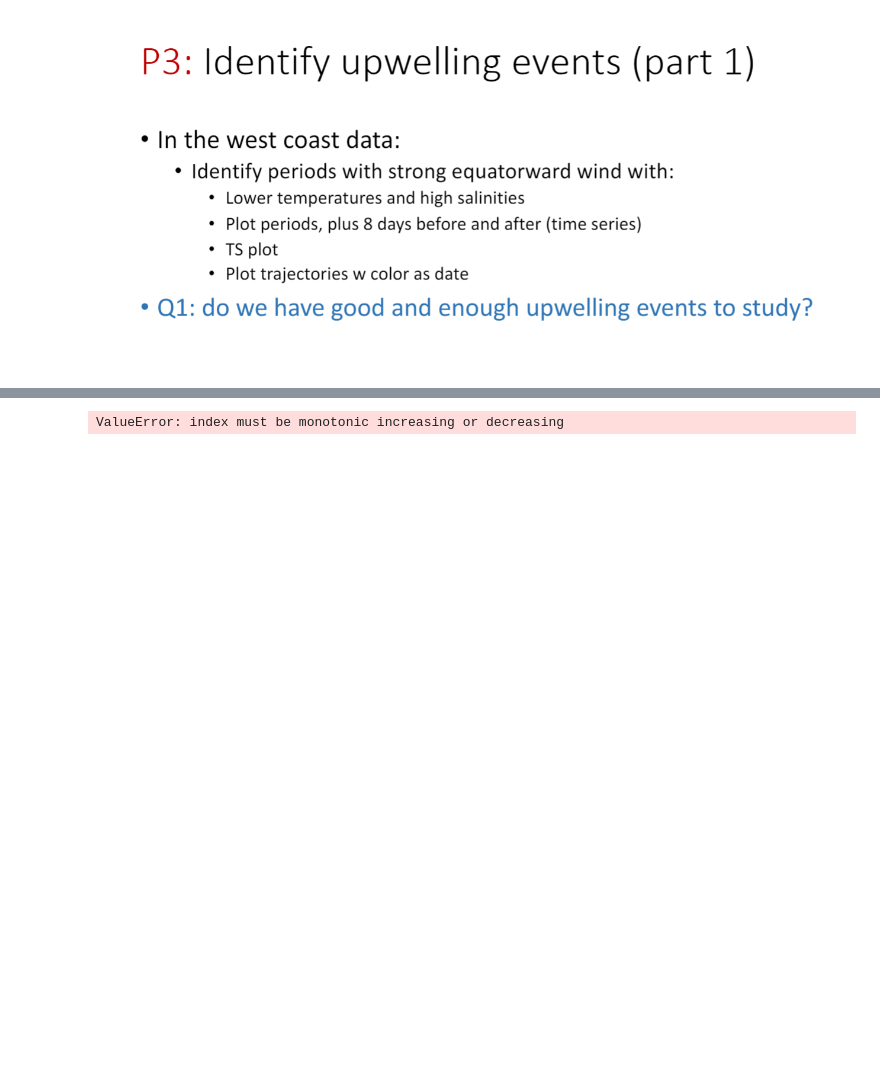
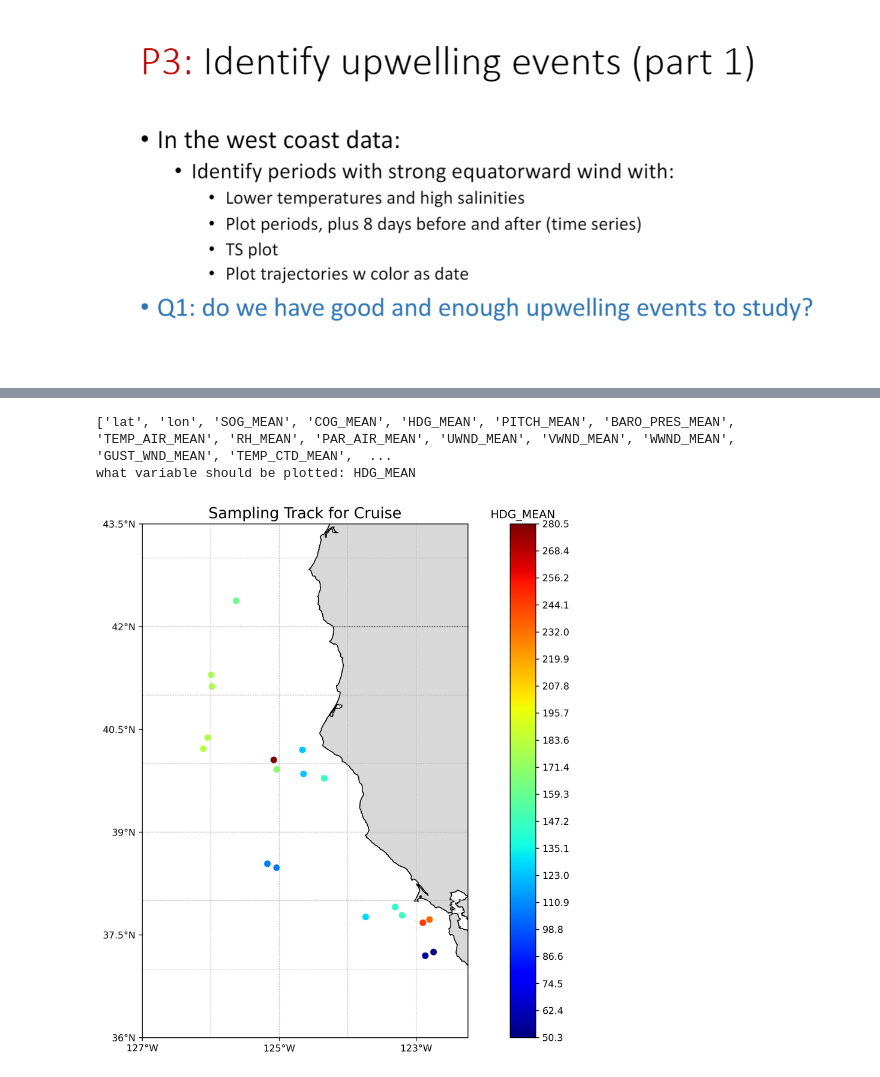
Before and after one commit to marisolgr/2022_SummerInternship_FarallonInstitute, a Jupyter notebook: paul/Identify upwelling events (part 1)/Notebook.ipynb, the cells around one changed output, grey strips where cells are left out. Saved outputs shown, nothing was run; the diff lists cells and outputs as text; code cells hidden in the pictures; blank space fills up the shorter version.

```diff
--- a/paul/Identify upwelling events (part 1)/Notebook.ipynb
+++ b/paul/Identify upwelling events (part 1)/Notebook.ipynb
@@ -22,6 +22,15 @@ from calendar import month_abbr
 from trajectory_plot import trajectory_plot
 
 day_in_nanoseconds = 86400000000000
+
+
+datetime_unit_var = "D" # datetime_unit argument for differentiate function
+
+VWND_MEAN_Threshold = -5
+
+Delta_TEMP_CTD_MEAN_Threshold = 1
+
+Delta_SAL_CTD_MEAN_Threshold = 0.5
 # %%
 
 def Compile_Datasets(ddir, fn_list):
@@ -33,6 +42,10 @@ def Compile_Datasets(ddir, fn_list):
 
     # open the first dataset
     sail = xr.open_dataset(ddir + fn_list[0])
+
+    # resample so that there is one datapoint per day.
+
+    # sail.resample(time="1D").interpolate("linear")
     # give the first dataset a relative ID so all datasets can be differentiated
     sail["relativeID"] = 0
     # make lists for certain variables that remain constant for each dataset. these are used later in the last two cells
@@ -43,13 +56,19 @@ def Compile_Datasets(ddir, fn_list):
     # add the duration back to the dataset
     sail["duration"] = durationList[0]
 
-    sail["SST_delta"] = sail["TEMP_CTD_MEAN"] - sail.sel(time = (sail["time"]-(2 * day_in_nanoseconds)),
-                                                         method="nearest", tolerance = (4 * 3600000000000))["TEMP_CTD_MEAN"]
+    # sail["SST_delta"] = sail["TEMP_CTD_MEAN"] - sail.sel(time = (sail["time"]-(2 * day_in_nanoseconds)),
+    #                                                      method="nearest", tolerance = (4 * 3600000000000))["TEMP_CTD_MEAN"]
+
+    sail["Delta_TEMP_CTD_MEAN"] = sail["TEMP_CTD_MEAN"].differentiate("time", edge_order=1, datetime_unit="D")
+    sail["Delta_SAL_CTD_MEAN"] = sail["SAL_CTD_MEAN"].differentiate("time", edge_order=1, datetime_unit="D")
 
     # repeat previous steps for other datasets that need to be combined.
 
     if len(fn_list) > 1:
         for i in range(1, len(fn_list)):
+
+            # THE TEMP VARIABLE IN THIS LOOP MEANS TEMPORARY, NOT TEMPERATURE
+
             temp = xr.open_dataset(ddir + fn_list[i])
             temp["relativeID"] = i
             yearList.append(temp["time"][0].dt.year)
@@ -57,7 +76,12 @@ def Compile_Datasets(ddir, fn_list):
             tempDuration = temp["time"][len(temp["time"]) - 1] - temp["time"][0]
             temp["duration"] = tempDuration
             durationList.append(tempDuration)
+
+            temp["Delta_TEMP_CTD_MEAN"] = temp["TEMP_CTD_MEAN"].differentiate("time", edge_order=1, datetime_unit="D")
+            temp["Delta_SAL_CTD_MEAN"] = temp["SAL_CTD_MEAN"].differentiate("time", edge_order=1, datetime_unit="D")
+
             sail = xr.concat([sail, temp], dim="time")
+
             temp.close()
 
     # reformat dates
@@ -73,9 +97,10 @@ def Compile_Datasets(ddir, fn_list):
 
 
 ddir1 = '~/Repositories/2022_SummerInternship_FarallonInstitute/saildrone_data/'  #data 2
-fn_list1 = ['saildrone_west_coast_survey_2018_sd1026_JPLv5.0_8dy_20210613norep_20210613_20211116.nc']
-            # 'saildrone_west_coast_survey_2019_sd1047_JPLv5.0_8dy_20210613norep_20210613_20211116.nc',
-            # 'saildrone_west_coast_survey_2019_sd1043_JPLv5.0_8dy_20210613norep_20210613_20211116.nc']
+fn_list1 = ['saildrone_west_coast_survey_2018_sd1026_JPLv5.0_8dy_20210613norep_20210613_20211116.nc',
+            'saildrone_west_coast_survey_2019_sd1047_JPLv5.0_8dy_20210613norep_20210613_20211116.nc',
+            'saildrone_west_coast_survey_2019_sd1043_JPLv5.0_8dy_20210613norep_20210613_20211116.nc']
 
 sail = Compile_Datasets(ddir1, fn_list1)
+sail
 # %% [output]
@@ -83,22 +124,18 @@ KeyError: "not all values found in index 'time'"
 # %%
-# sail_delayed = sail[sail["time"].replace(day = sail["time"].dt.day-2)]
 
-# sail = sail[2:len(sail)]
-
-
-sail["delta_temp"] = sail["TEMP_CTD_MEAN"] - sail_delayed["TEMP_CTD_MEAN"]
-
-
-upwelling_data = sail.where(sail.VWND_MEAN < -5)
+upwelling_data = sail.where((sail.VWND_MEAN < VWND_MEAN_Threshold) & (sail.Delta_TEMP_CTD_MEAN < Delta_TEMP_CTD_MEAN_Threshold) &
+                            (sail.Delta_SAL_CTD_MEAN > Delta_SAL_CTD_MEAN_Threshold))
 
 
 # reformat dates
 upwelling_data['date'] = mdates.date2num(upwelling_data['time'].dt.date)
 
 # ask what variable should be plotted
 print([i for i in upwelling_data.data_vars])
 var_to_plot=input('what variable should be plotted:')
 
 trajectory_plot(upwelling_data, var_to_plot)
 # %% [output]
-ValueError: index must be monotonic increasing or decreasing
+['lat', 'lon', 'SOG_MEAN', 'COG_MEAN', 'HDG_MEAN', 'PITCH_MEAN', 'BARO_PRES_MEAN', 'TEMP_AIR_MEAN', 'RH_MEAN', 'PAR_AIR_MEAN', 'UWND_MEAN', 'VWND_MEAN', 'WWND_MEAN', 'GUST_WND_MEAN', 'TEMP_CTD_MEAN',  ...
+what variable should be plotted: HDG_MEAN
+[figure, added]
```
Also changed, not shown: parts of 1 cell of this notebook, 6 other files.
